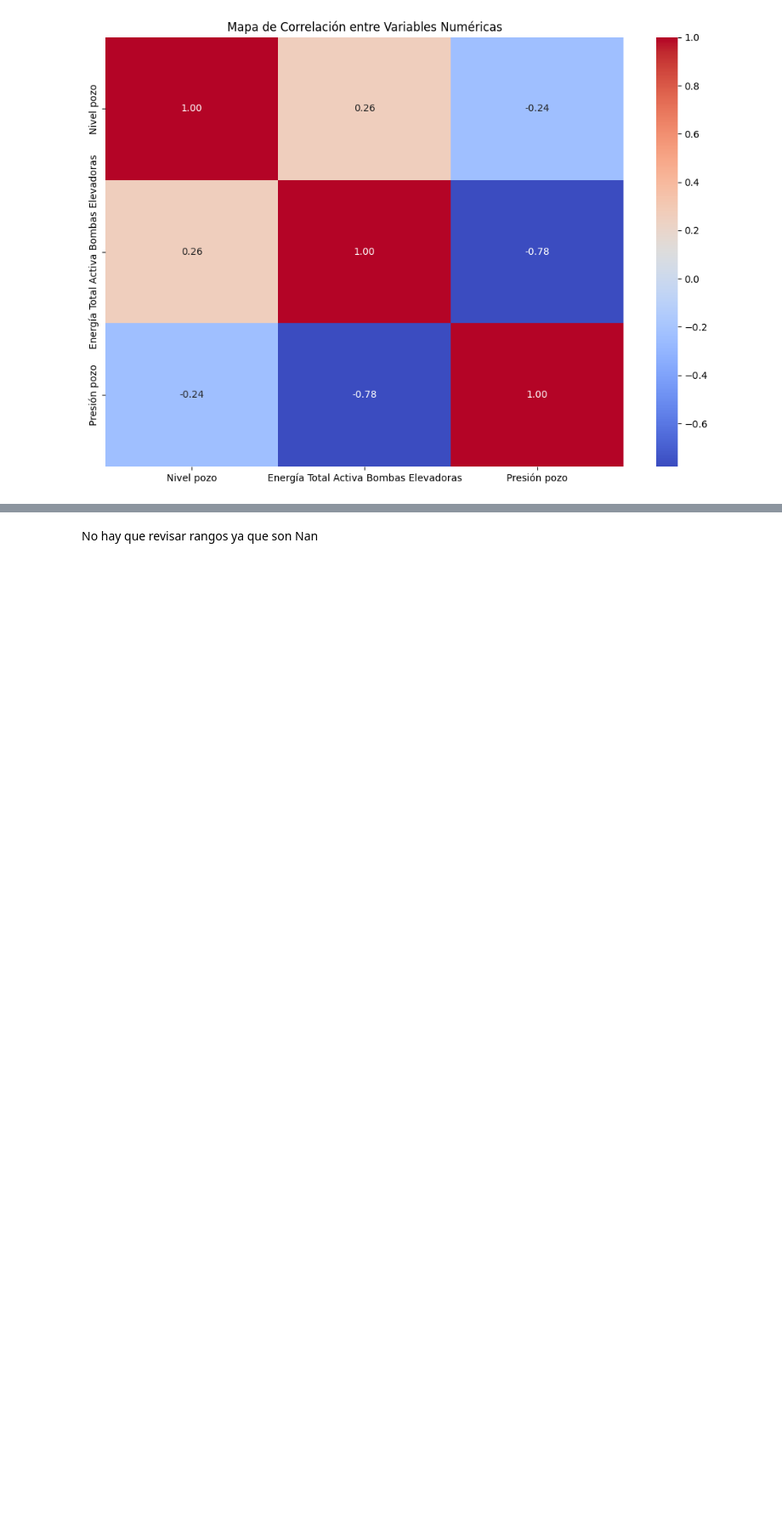
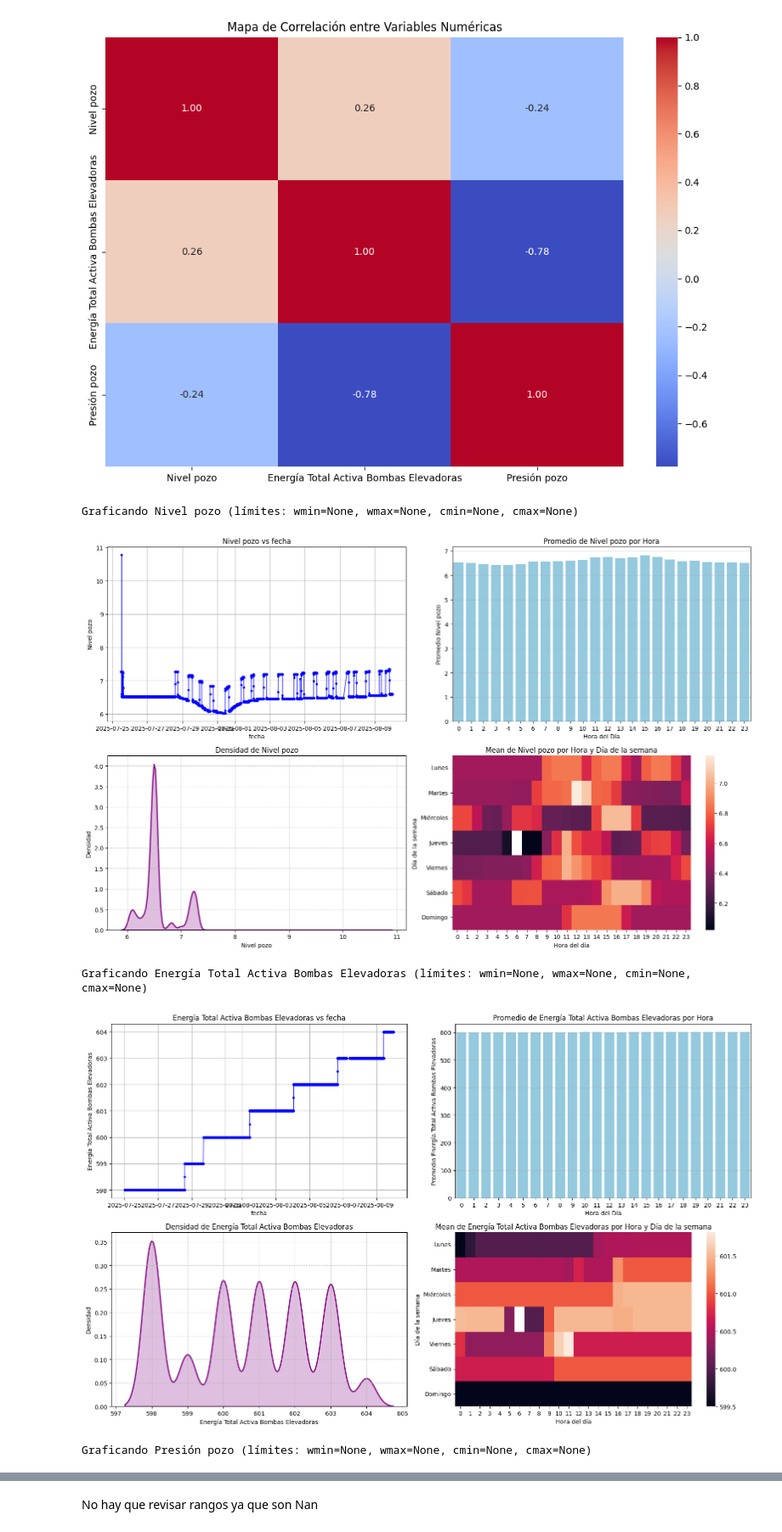
Before and after one commit to fchiapped/Proyecto-Grado, a Jupyter notebook: planta3.ipynb, the cells around one changed output, grey strips where cells are left out. Shown at 85% size. Drawn from its saved outputs; the diff is of its cells as text; code cells hidden in the pictures; blank space fills up the shorter version.

```diff
--- a/planta3.ipynb
+++ b/planta3.ipynb
@@ -79,3 +79,15 @@ df_planta_3.describe()
 funciones.plot_corr(df_planta_3)
 # %% [output]
 [figure]
+# %%
+num_cols = df_planta_3.select_dtypes(include=[np.number]).columns
+for col in num_cols:
+    wmin, wmax, cmin, cmax = funciones.get_limits(desc_planta_3, col)
+    print(f'Graficando {col} (límites: wmin={wmin}, wmax={wmax}, cmin={cmin}, cmax={cmax})')
+    funciones.plot_all(df_planta_3, col, warning_min=wmin, warning_max=wmax, critical_min=cmin, critical_max=cmax)
+# %% [output]
+Graficando Nivel pozo (límites: wmin=None, wmax=None, cmin=None, cmax=None)
+[figure, added]
+Graficando Energía Total Activa Bombas Elevadoras (límites: wmin=None, wmax=None, cmin=None, cmax=None)
+[figure, added]
+Graficando Presión pozo (límites: wmin=None, wmax=None, cmin=None, cmax=None)
```
Also changed, not shown: parts of 1 cell of this notebook, 3 other files.
